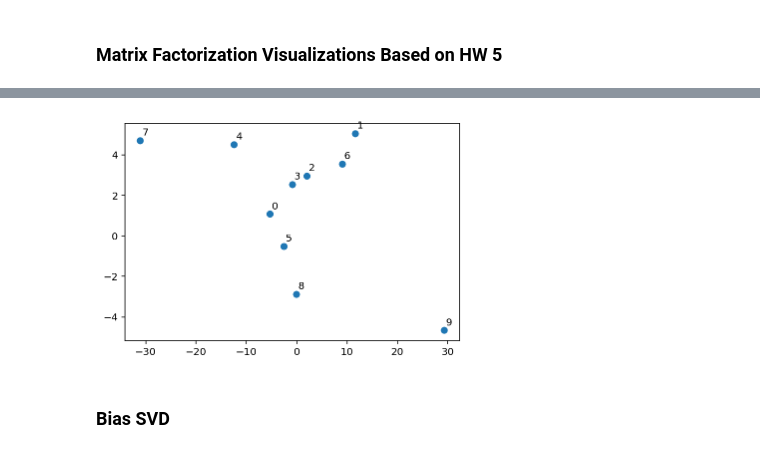
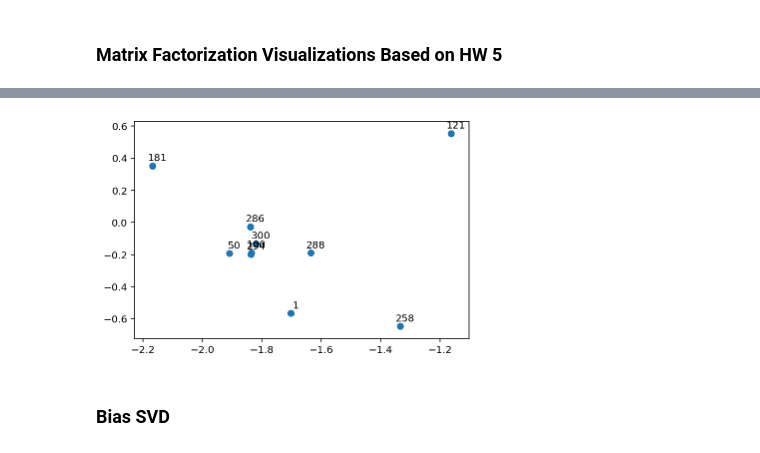
Before and after one commit to Lioscro/cs155-miniproject2, a Jupyter notebook: notebooks/5_matrix_factorization_visualizations.ipynb, the cells around one changed output, grey strips where cells are left out. Drawn from its saved outputs; the diff is of its cells as text; code cells hidden in the pictures.

Commit message:
Fixed Matrix Visualization
Modified the matrix visualization to work properly, clusters do not change between runs now

```diff
--- a/notebooks/5_matrix_factorization_visualizations.ipynb
+++ b/notebooks/5_matrix_factorization_visualizations.ipynb
@@ -237,3 +237,10 @@ df_test_full = utils.add_missing_ratings(df_test, movie_ids, user_id=user_id)
 # df_train = df_train.append(additional_df_train, ignore_index=True)
 
 # # TODO: handle the cleaning based on the fact that some movies have diff ID's but same title
+# %%
+popular = df_data.movie_id.value_counts().sort_values(ascending=False)[:10].index.values
+best = df_data[['movie_id', 'rating']].groupby('movie_id').mean().sort_values('rating', ascending=False)[:10].index.values
+popular = list(popular)
+best = list(best)
+print(popular)
+print(best)
@@ -274,8 +284,8 @@ The e_out for this factorization is:  7211.11018
 # %%
 # attempt the visualization
-plot_2d_projection_V(V)
+plot_2d_projection_V(V.T, popular)
 # %% [output]
-[figure, old version]
+[figure, new version]
 # %% [markdown]
 ### Bias SVD
 # %%
```
Also changed, not shown: parts of 4 cells of this notebook, 3 other files.
